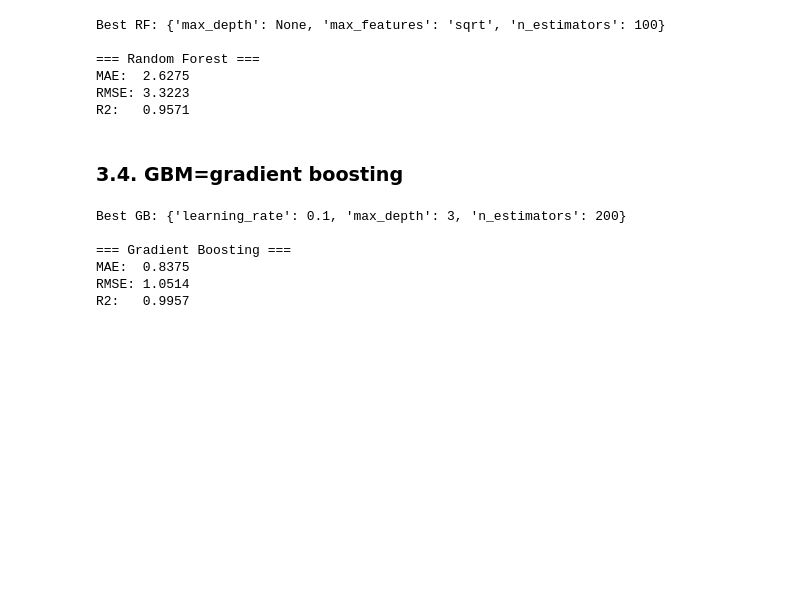
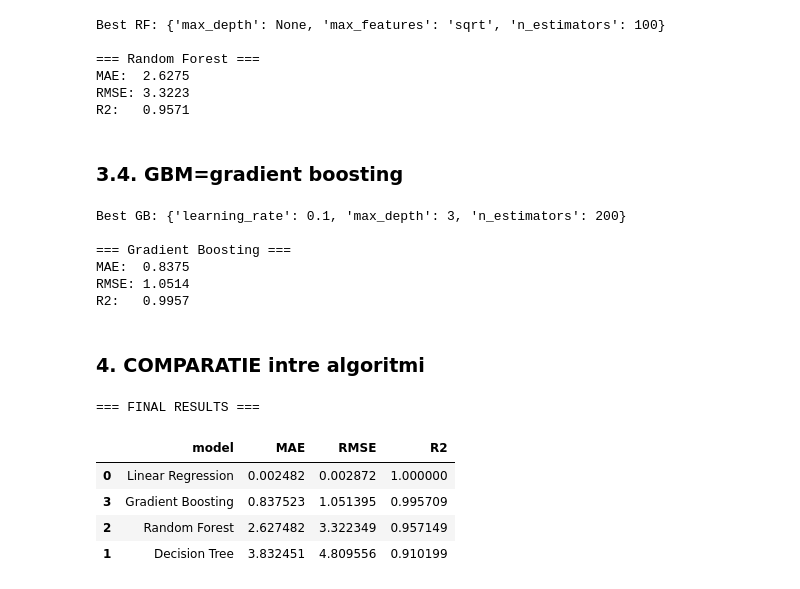
Before and after one commit to tbno9/Sisteme_Inteligente_proiect, a Jupyter notebook: ml_prezicere.ipynb, the cells around one changed output. Drawn from its saved outputs; the diff is of its cells as text; code cells hidden in the pictures; blank space fills up the shorter version.

Commit message:
Comparatie intre algoritmi

```diff
--- a/ml_prezicere.ipynb
+++ b/ml_prezicere.ipynb
@@ -548,3 +548,24 @@ Best GB: {'learning_rate': 0.1, 'max_depth': 3, 'n_estimators': 200}
 MAE:  0.8375
 RMSE: 1.0514
 R2:   0.9957
+# %% [markdown]
+### 4. COMPARATIE intre algoritmi
+# %%
+results = pd.DataFrame([
+    lr_results,
+    dt_results,
+    rf_results,
+    gb_results
+])
+
+results = results.sort_values(by="R2", ascending=False)
+
+print("\n=== FINAL RESULTS ===")
+display(results)
+# %% [output]
+=== FINAL RESULTS ===
+|  | model | MAE | RMSE | R2 |
+| 0 | Linear Regression | 0.002482 | 0.002872 | 1.000000 |
+| 3 | Gradient Boosting | 0.837523 | 1.051395 | 0.995709 |
+| 2 | Random Forest | 2.627482 | 3.322349 | 0.957149 |
+| 1 | Decision Tree | 3.832451 | 4.809556 | 0.910199 |
```
